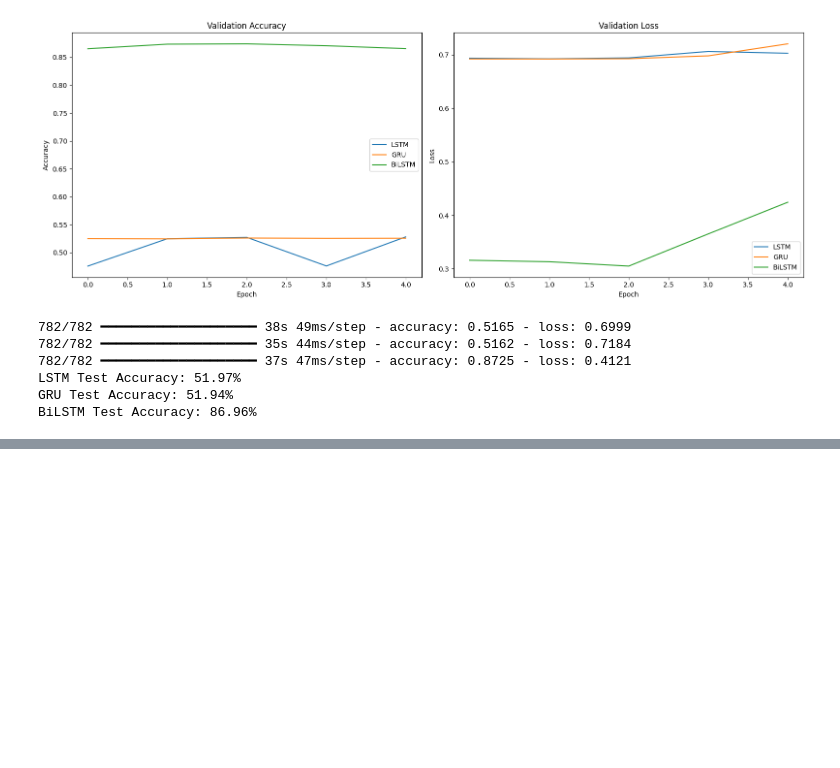
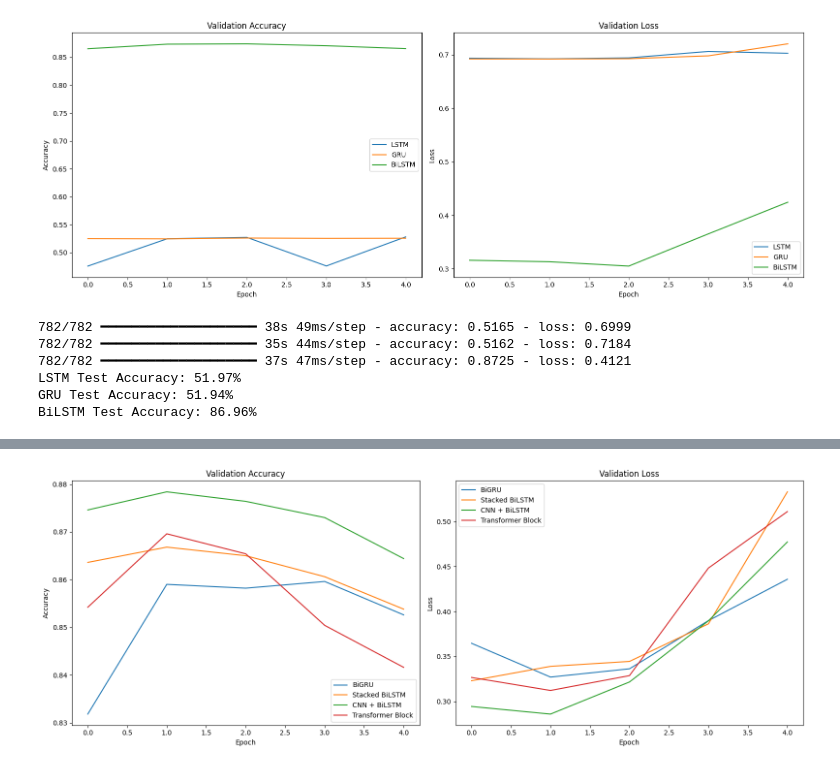
Before and after one commit to ashmunir/RNN-Part2, a Jupyter notebook: generateAmazonDataset.ipynb, the cells around one changed output, grey strips where cells are left out. Saved outputs shown, nothing was run; the diff lists cells and outputs as text; code cells hidden in the pictures; blank space fills up the shorter version.

Commit message:
new models

```diff
--- a/generateAmazonDataset.ipynb
+++ b/generateAmazonDataset.ipynb
@@ -238,0 +228,25 @@ Model Test Accuracy: 85.95%
+# %%
+from models import stacked_bilstm_model, cnn_bilstm_model, transformer_block_model, bidirectional_gru_model
+
+models = [
+    ("BiGRU", bidirectional_gru_model),
+    ("Stacked BiLSTM", stacked_bilstm_model),
+    ("CNN + BiLSTM", cnn_bilstm_model),
+    ("Transformer Block", transformer_block_model)
+]
+
+histories = []
+labels = []
+
+for name, model_fn in models:
+    print(f"\nTraining {name}...")
+    model = model_fn(maxFeatures, seqLength, embedding_dim)
+    history = model.fit(
+        x_train_int, y_train,
+        epochs=5,
+        batch_size=128,
+        validation_split=0.2,
+        verbose=2
+    )
+    histories.append(history)
+    labels.append(name)
@@ -238,0 +271,4 @@ Model Test Accuracy: 85.95%
+# %%
+plot_histories(histories, labels)
+# %% [output]
+[figure, added]
```
Also changed, not shown: parts of 7 cells of this notebook, 1 other file.
